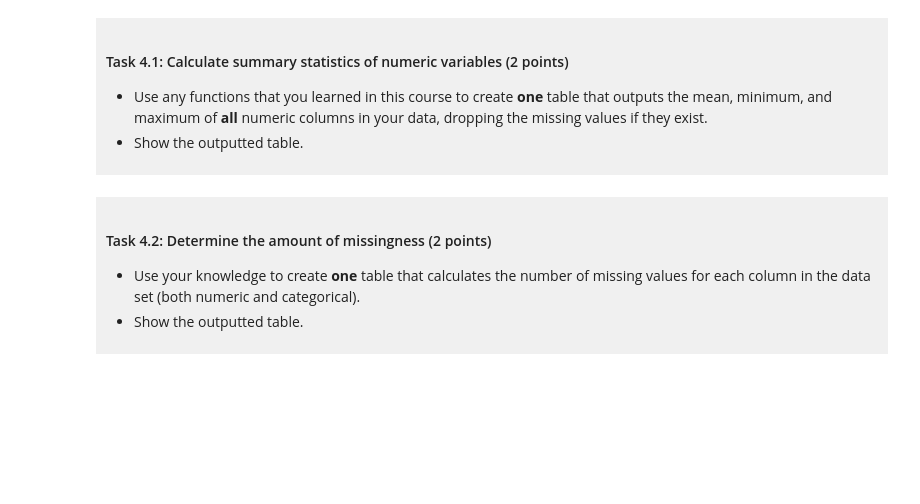
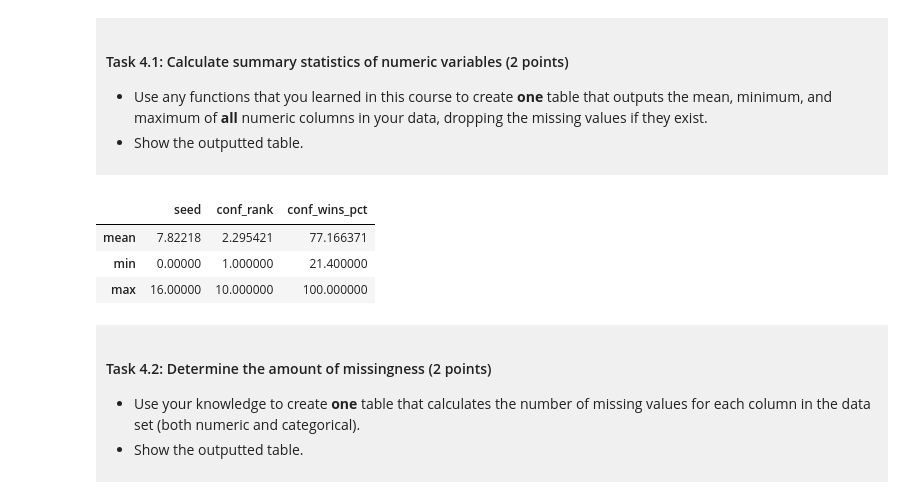
Before and after one commit to reoshin/dsci-100-project-reo-shin, a Jupyter notebook: dsci-100-project-notebook.ipynb, the cells around one changed output. Cells and saved outputs as stored; diff of their text form; code cells hidden in the pictures; blank space fills up the shorter version.

```diff
--- a/dsci-100-project-notebook.ipynb
+++ b/dsci-100-project-notebook.ipynb
@@ -246,7 +246,14 @@ You will refine your research question (if needed) and produce a tidy data set.
 
 </div>
 # %%
-### EDIT THIS CODE CELL ###
+stat_table = tidy_data[["seed", "conf_rank", "conf_wins_pct"]].agg(["mean", "min", "max"])
+
+stat_table
+# %% [output]
+|  | seed | conf_rank | conf_wins_pct |
+| mean | 7.82218 | 2.295421 | 77.166371 |
+| min | 0.00000 | 1.000000 | 21.400000 |
+| max | 16.00000 | 10.000000 | 100.000000 |
 # %% [markdown]
 <div style="background-color: #f0f0f0; padding: 10px;">
 
```
Also changed, not shown: parts of 10 cells of this notebook.
